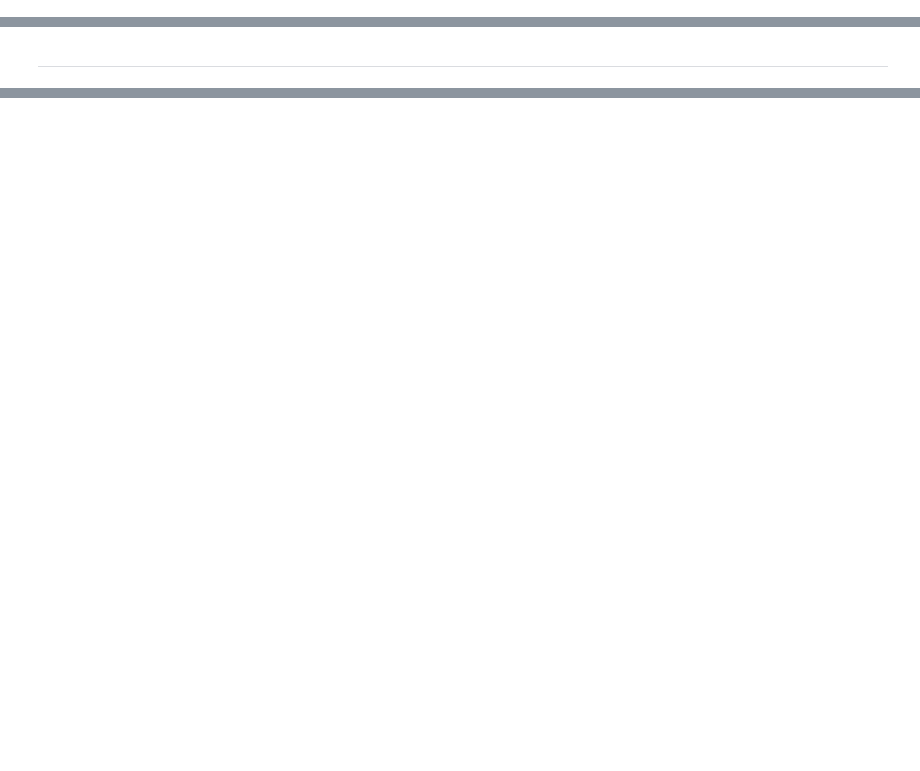
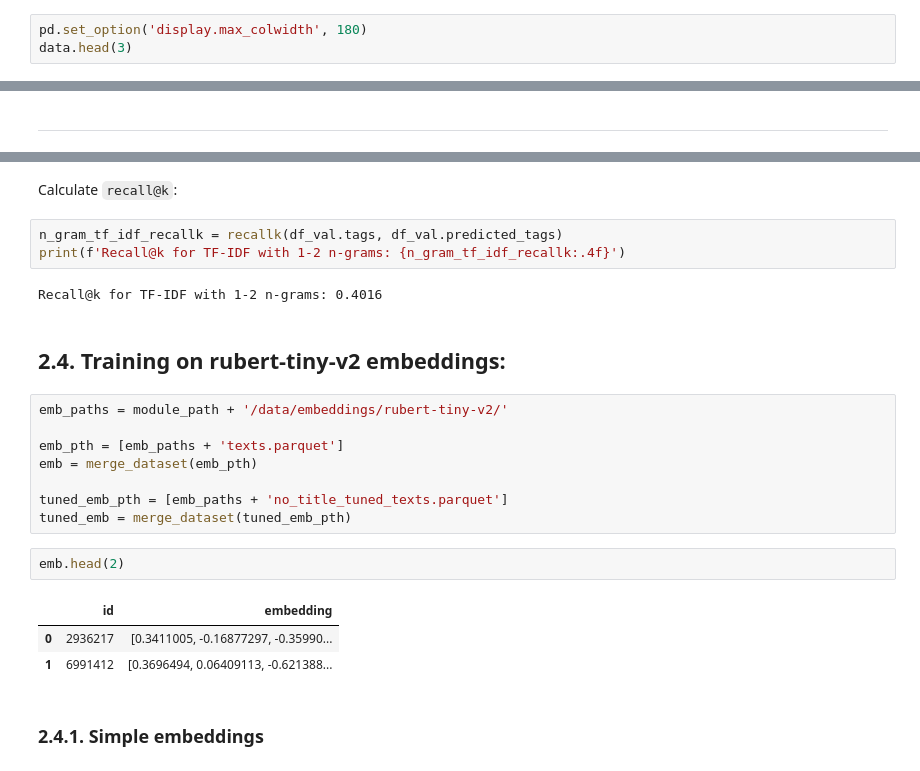
Before and after one commit to zhursvlevy/PostProcessor, a Jupyter notebook: notebooks/topic tagging/4. LogReg_topic_classification.ipynb, the cells around one changed output, grey strips where cells are left out. Saved outputs shown, nothing was run; the diff lists cells and outputs as text; blank space fills up the shorter version.

```diff
--- a/notebooks/topic tagging/4. LogReg_topic_classification.ipynb
+++ b/notebooks/topic tagging/4. LogReg_topic_classification.ipynb
@@ -39,0 +31,3 @@ data.head(3)
+# %%
+pd.set_option('display.max_colwidth', 180)
+data.head(3)
@@ -166,0 +419,25 @@ weighted avg       0.36      0.27      0.31      3991
+# %% [markdown]
+Calculate `recall@k`:
+# %%
+n_gram_tf_idf_recallk = recallk(df_val.tags, df_val.predicted_tags)
+print(f'Recall@k for TF-IDF with 1-2 n-grams: {n_gram_tf_idf_recallk:.4f}')
+# %% [output]
+Recall@k for TF-IDF with 1-2 n-grams: 0.4016
+# %% [markdown]
+## 2.4. Training on rubert-tiny-v2 embeddings:
+# %%
+emb_paths = module_path + '/data/embeddings/rubert-tiny-v2/'
+
+emb_pth = [emb_paths + 'texts.parquet']
+emb = merge_dataset(emb_pth)
+
+tuned_emb_pth = [emb_paths + 'no_title_tuned_texts.parquet']
+tuned_emb = merge_dataset(tuned_emb_pth)
+# %%
+emb.head(2)
+# %% [output]
+|  | id | embedding |
+| 0 | 2936217 | [0.3411005, -0.16877297, -0.35990... |
+| 1 | 6991412 | [0.3696494, 0.06409113, -0.621388... |
+# %% [markdown]
+### 2.4.1. Simple embeddings
```
Also changed, not shown: parts of 73 cells of this notebook, 1 other file.
